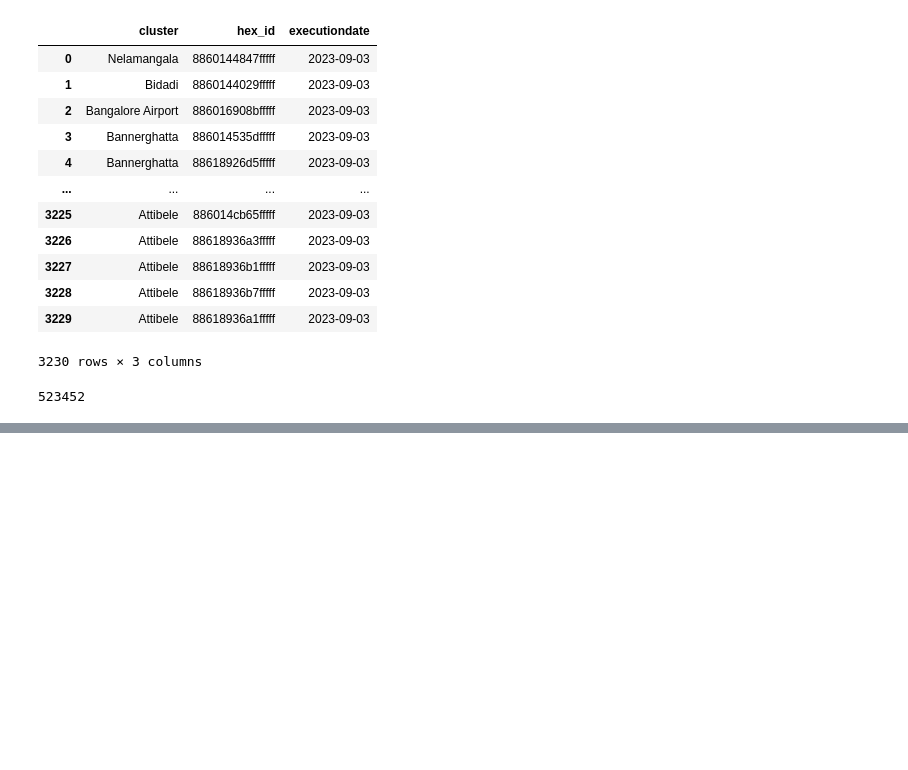
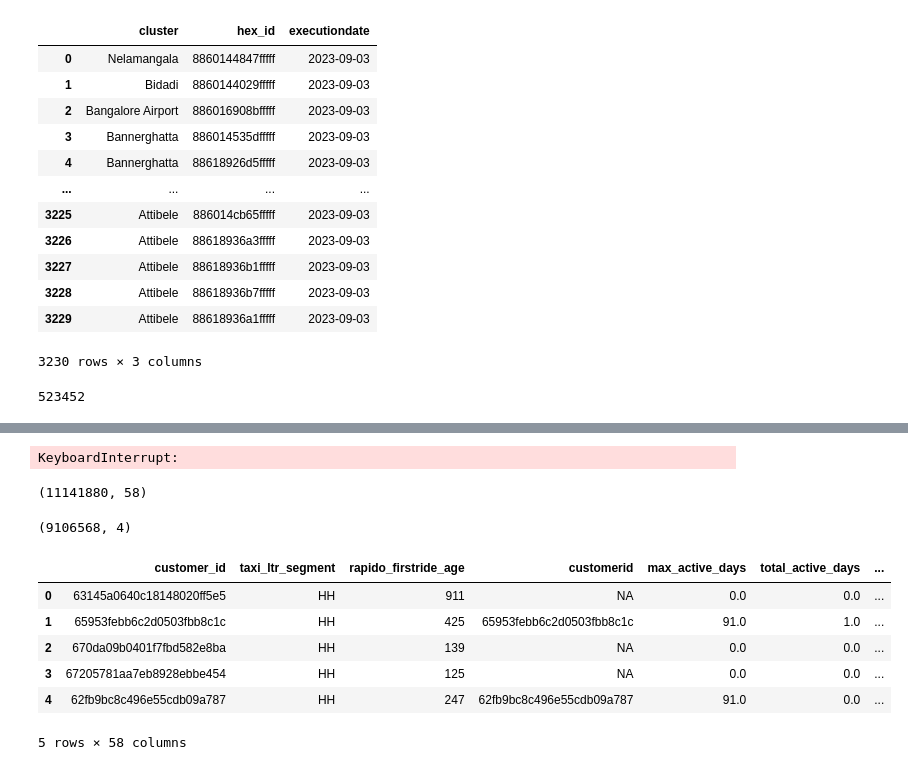
Before and after one commit to Manoj-kumar-ravirajan/analytics, a Jupyter notebook: connection.ipynb, the cells around one changed output, grey strips where cells are left out. Saved outputs shown, nothing was run; the diff lists cells and outputs as text; code cells hidden in the pictures; blank space fills up the shorter version.

```diff
--- a/connection.ipynb
+++ b/connection.ipynb
@@ -171,0 +244,6 @@ df2.to_parquet('RF_data2.parquet',index=False)
+# %%
+datalist = []
+for yyyymmdd in tqdm(dates):
+    datalist.append(run_bookingtime_query(yyyymmdd))
+# %% [output]
+KeyboardInterrupt:
@@ -171,0 +256,6 @@ df2.to_parquet('RF_data2.parquet',index=False)
+# %%
+df_delhi = pd.read_parquet('/Users/E2074/local-datasets/customer/segmentation/consideration/delhi/segment/df_20250303.parquet')
+# %%
+df_delhi.shape
+# %% [output]
+(11141880, 58)
@@ -171,0 +264,14 @@ df2.to_parquet('RF_data2.parquet',index=False)
+# %%
+df_delhi1.shape
+# %% [output]
+(9106568, 4)
+# %%
+df_delhi.head(5)
+# %% [output]
+|  | customer_id | taxi_ltr_segment | rapido_firstride_age | customerid | max_active_days | total_active_days | ... |
+| 0 | 63145a0640c18148020ff5e5 | HH | 911 | NA | 0.0 | 0.0 | ... |
+| 1 | 65953febb6c2d0503fbb8c1c | HH | 425 | 65953febb6c2d0503fbb8c1c | 91.0 | 1.0 | ... |
+| 2 | 670da09b0401f7fbd582e8ba | HH | 139 | NA | 0.0 | 0.0 | ... |
+| 3 | 67205781aa7eb8928ebbe454 | HH | 125 | NA | 0.0 | 0.0 | ... |
+| 4 | 62fb9bc8c496e55cdb09a787 | HH | 247 | 62fb9bc8c496e55cdb09a787 | 91.0 | 0.0 | ... |
+5 rows × 58 columns
```
Also changed, not shown: parts of 11 cells of this notebook, 41 other files.
